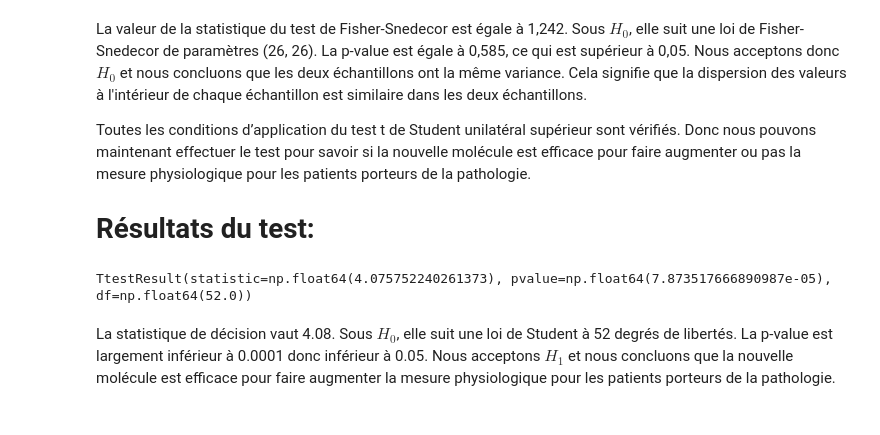
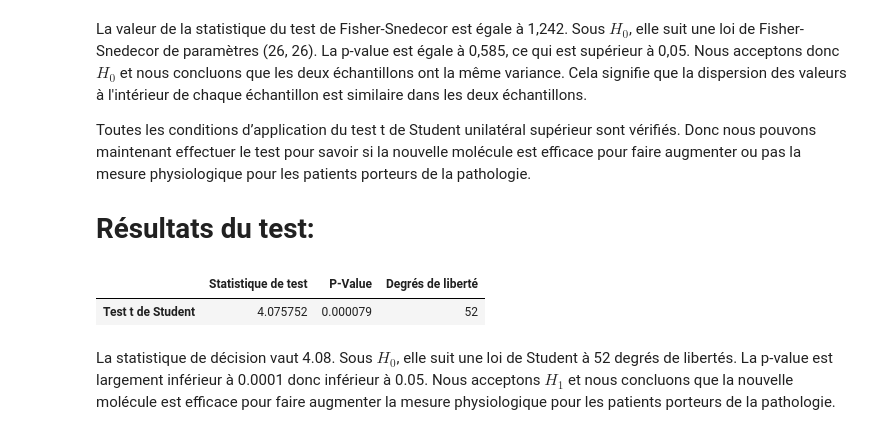
Before and after one commit to bigirimanainnocent12/Test-T-de-student-pour-deux-chantillons-ind-pendants, a Jupyter notebook: Test_T_de_Student_Pour_Deux_échantillons_Indépendants.ipynb, the cells around one changed output. Cells and saved outputs as stored; diff of their text form; code cells hidden in the pictures.

```diff
--- a/Test_T_de_Student_Pour_Deux_échantillons_Indépendants.ipynb
+++ b/Test_T_de_Student_Pour_Deux_échantillons_Indépendants.ipynb
@@ -505,9 +727,15 @@ Toutes les conditions d’application du test t de Student unilatéral supérieu
 # **Résultats du test:**
 # %%
 from scipy import stats
-stats.ttest_ind(df[df['traitement']=='A']['mesure'],df[df['traitement']=='B']['mesure'],alternative='greater')
+STATS,PV=stats.ttest_ind(df[df['traitement']=='A']['mesure'],df[df['traitement']=='B']['mesure'],alternative='greater')
+# Calcul des degrés de liberté
+ddl_ = len(df[df['traitement']=='A']['mesure']) + len(df[df['traitement']=='B']['mesure']) - 2
+dicte_ttest_ind={'Statistique de test':STATS,'P-Value':PV,'Degrés de liberté': [ddl_]}
+ttest_ind1=pd.DataFrame(dicte_ttest_ind,index=["Test t de Student"])
+ttest_ind1
 # %% [output]
-TtestResult(statistic=np.float64(4.075752240261373), pvalue=np.float64(7.873517666890987e-05), df=np.float64(52.0))
+|  | Statistique de test | P-Value | Degrés de liberté |
+| Test t de Student | 4.075752 | 0.000079 | 52 |
 # %% [markdown]
 La statistique de décision vaut 4.08. Sous $H_0$, elle suit une loi de Student à 52 degrés de libertés. La p-value est largement inférieur à 0.0001 donc inférieur à 0.05. Nous acceptons $H_1$ et nous concluons que la nouvelle molécule est efficace pour faire augmenter la mesure physiologique pour les patients porteurs de la pathologie.
 # %% [markdown]
```
Also changed, not shown: parts of 12 cells of this notebook.
